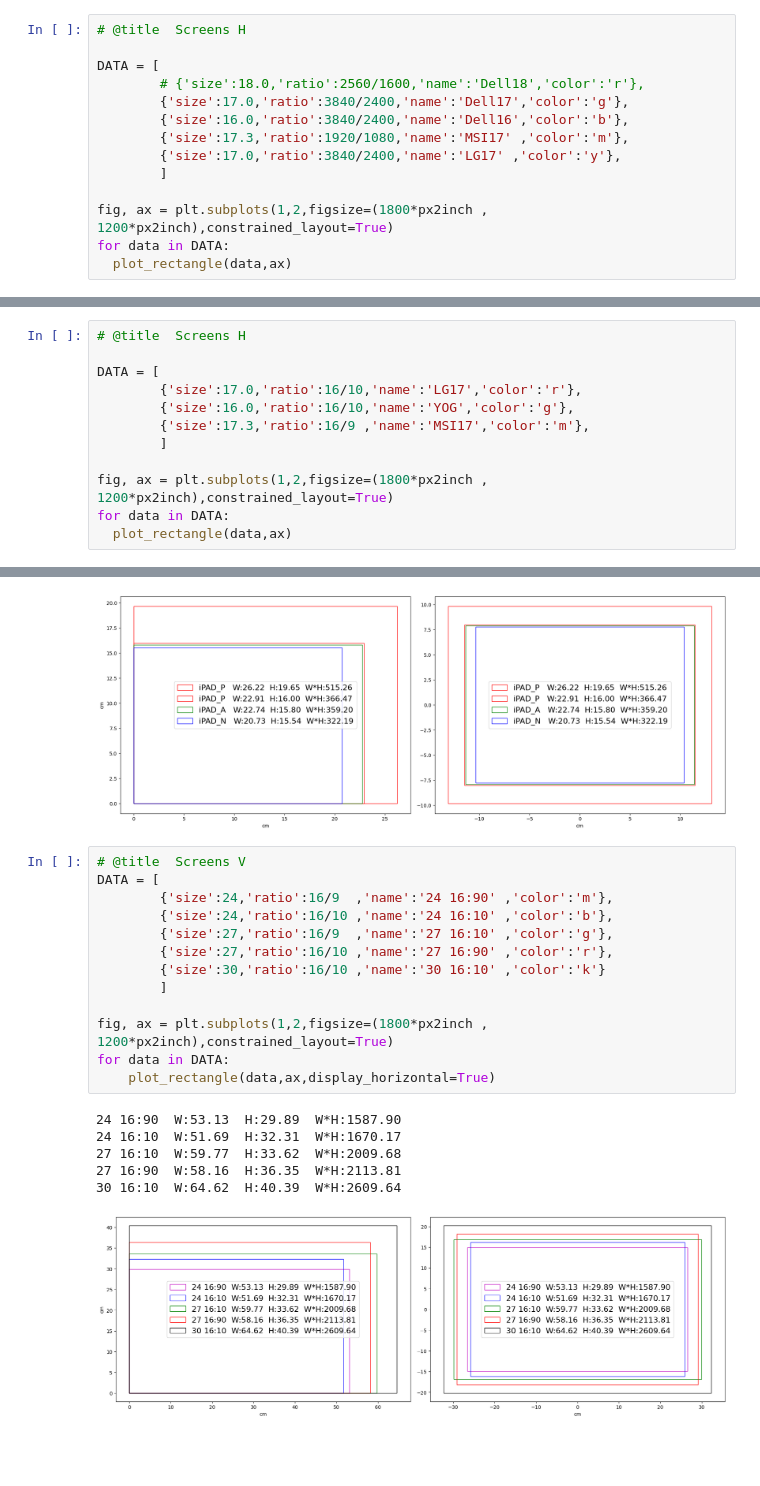
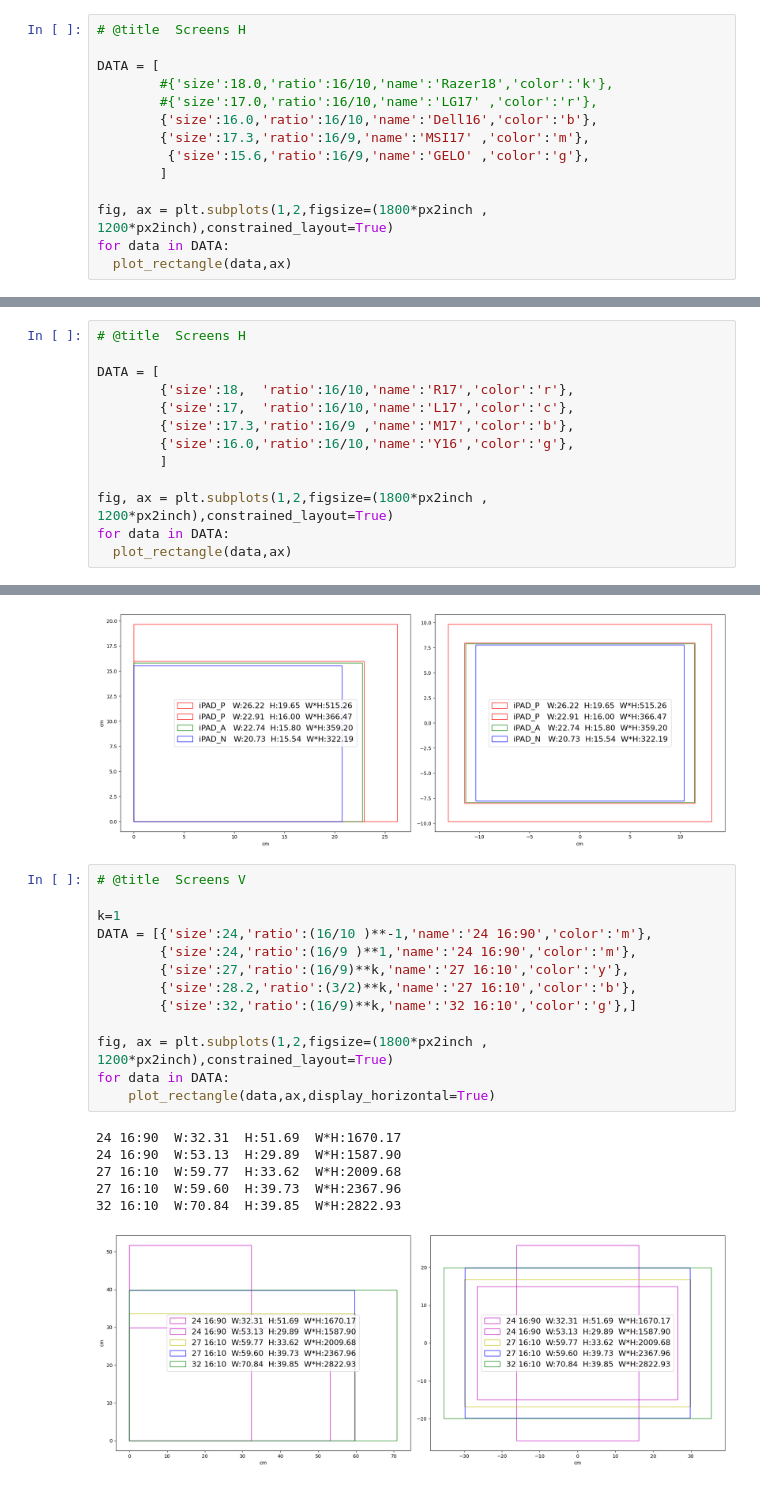
Before and after one commit to GenioSainz/Colab-Demos, a Jupyter notebook: scripts/ScreensRatios.ipynb, the cells around one changed output, grey strips where cells are left out. Cells and saved outputs as stored; diff of their text form; blank space fills up the shorter version.

```diff
--- a/scripts/ScreensRatios.ipynb
+++ b/scripts/ScreensRatios.ipynb
@@ -33,11 +33,11 @@ plt.rc('legend',fontsize = 16)
 # @title  Screens H
 
 DATA = [
-        # {'size':18.0,'ratio':2560/1600,'name':'Dell18','color':'r'},
-        {'size':17.0,'ratio':3840/2400,'name':'Dell17','color':'g'},
-        {'size':16.0,'ratio':3840/2400,'name':'Dell16','color':'b'},
-        {'size':17.3,'ratio':1920/1080,'name':'MSI17' ,'color':'m'},
-        {'size':17.0,'ratio':3840/2400,'name':'LG17' ,'color':'y'},
+        #{'size':18.0,'ratio':16/10,'name':'Razer18','color':'k'},
+        #{'size':17.0,'ratio':16/10,'name':'LG17' ,'color':'r'},
+        {'size':16.0,'ratio':16/10,'name':'Dell16','color':'b'},
+        {'size':17.3,'ratio':16/9,'name':'MSI17' ,'color':'m'},
+         {'size':15.6,'ratio':16/9,'name':'GELO' ,'color':'g'},
         ]
 
 fig, ax = plt.subplots(1,2,figsize=(1800*px2inch , 1200*px2inch),constrained_layout=True)
@@ -53,9 +52,10 @@ LG17     W:36.62  H:22.89  W*H:837.98
 # @title  Screens H
 
 DATA = [
-        {'size':17.0,'ratio':16/10,'name':'LG17','color':'r'},
-        {'size':16.0,'ratio':16/10,'name':'YOG','color':'g'},
-        {'size':17.3,'ratio':16/9 ,'name':'MSI17','color':'m'},
+        {'size':18,  'ratio':16/10,'name':'R17','color':'r'},
+        {'size':17,  'ratio':16/10,'name':'L17','color':'c'},
+        {'size':17.3,'ratio':16/9 ,'name':'M17','color':'b'},
+        {'size':16.0,'ratio':16/10,'name':'Y16','color':'g'},
         ]
 
 fig, ax = plt.subplots(1,2,figsize=(1800*px2inch , 1200*px2inch),constrained_layout=True)
@@ -121,21 +122,21 @@ iPAD_N   W:20.73  H:15.54  W*H:322.19
 [figure]
 # %%
 # @title  Screens V
-DATA = [
-        {'size':24,'ratio':16/9  ,'name':'24 16:90' ,'color':'m'},
-        {'size':24,'ratio':16/10 ,'name':'24 16:10' ,'color':'b'},
-        {'size':27,'ratio':16/9  ,'name':'27 16:10' ,'color':'g'},
-        {'size':27,'ratio':16/10 ,'name':'27 16:90' ,'color':'r'},
-        {'size':30,'ratio':16/10 ,'name':'30 16:10' ,'color':'k'}
-        ]
+
+k=1
+DATA = [{'size':24,'ratio':(16/10 )**-1,'name':'24 16:90','color':'m'},
+        {'size':24,'ratio':(16/9 )**1,'name':'24 16:90','color':'m'},
+        {'size':27,'ratio':(16/9)**k,'name':'27 16:10','color':'y'},
+        {'size':28.2,'ratio':(3/2)**k,'name':'27 16:10','color':'b'},
+        {'size':32,'ratio':(16/9)**k,'name':'32 16:10','color':'g'},]
 
 fig, ax = plt.subplots(1,2,figsize=(1800*px2inch , 1200*px2inch),constrained_layout=True)
 for data in DATA:
     plot_rectangle(data,ax,display_horizontal=True)
 # %% [output]
+24 16:90  W:32.31  H:51.69  W*H:1670.17
 24 16:90  W:53.13  H:29.89  W*H:1587.90
-24 16:10  W:51.69  H:32.31  W*H:1670.17
 27 16:10  W:59.77  H:33.62  W*H:2009.68
-27 16:90  W:58.16  H:36.35  W*H:2113.81
-30 16:10  W:64.62  H:40.39  W*H:2609.64
+27 16:10  W:59.60  H:39.73  W*H:2367.96
+32 16:10  W:70.84  H:39.85  W*H:2822.93
-[figure, old version]
+[figure, new version]
```
Also changed, not shown: parts of 4 cells of this notebook, 17 other files.
